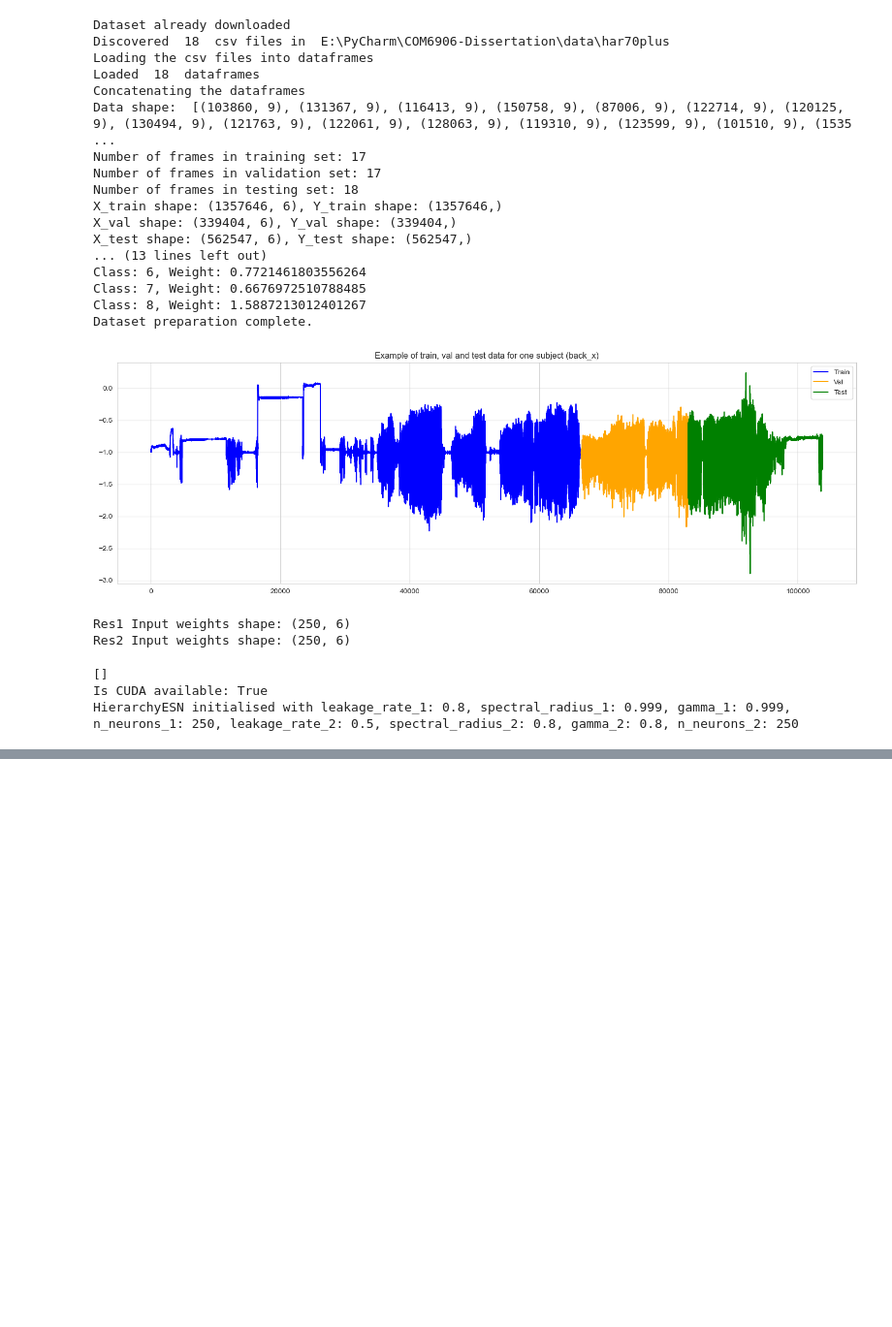
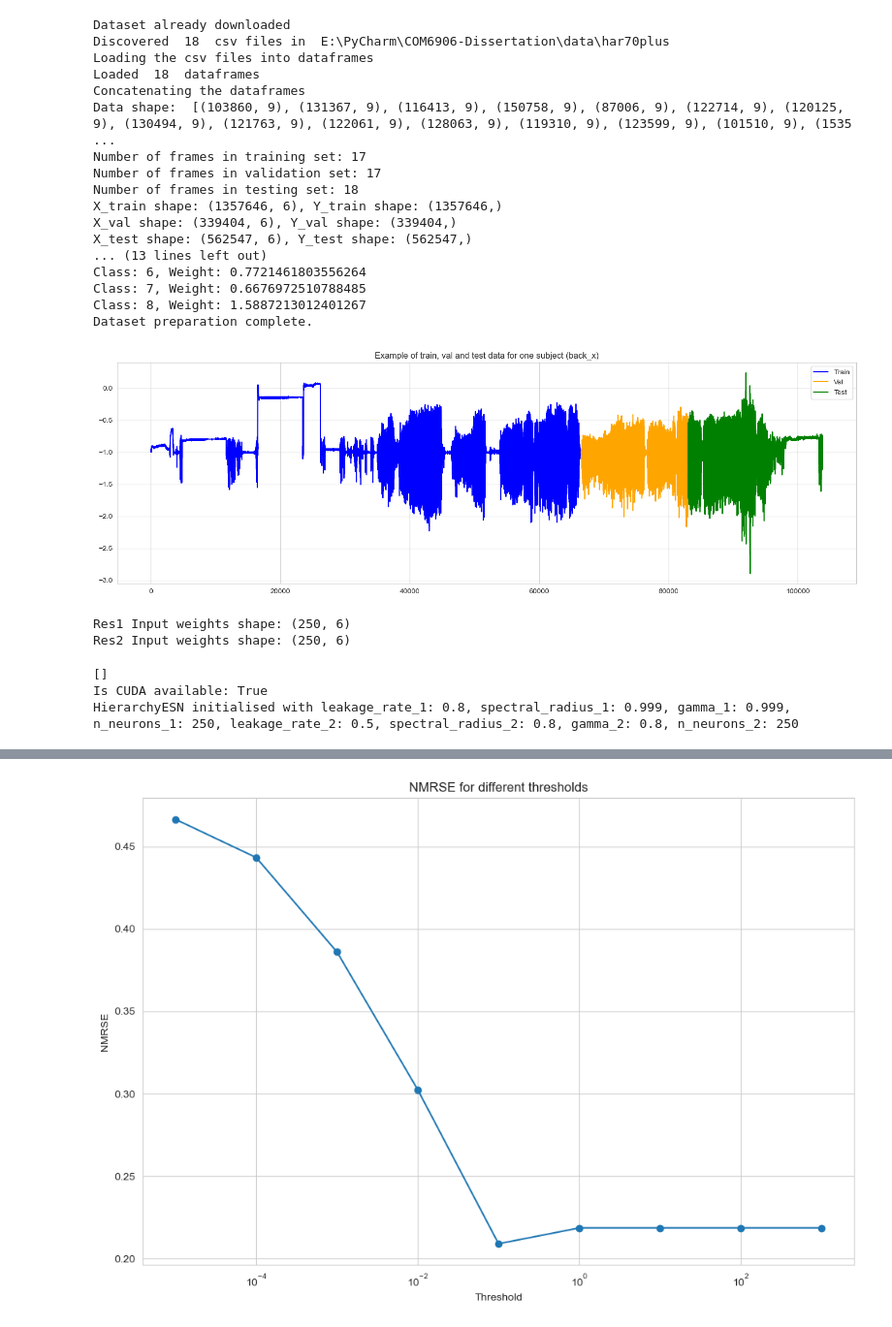
Before and after one commit to 007spy9/COM6906-Dissertation, a Jupyter notebook: training/hierarchyESN_har70.ipynb, the cells around one changed output, grey strips where cells are left out. Shown at 97% size. Cells and saved outputs as stored; diff of their text form; code cells hidden in the pictures; blank space fills up the shorter version.

```diff
--- a/training/hierarchyESN_har70.ipynb
+++ b/training/hierarchyESN_har70.ipynb
@@ -567,5 +694,5 @@ print(f'Best Window Size: {best_window_size}')
 # %%
-run_emas_optimisation = True
+run_emas_optimisation = False
 # %%
 # Let's try applying the exponential moving average smoothing method to the data
 # For these experiments, we will use the previously found best hyperparameters above
@@ -580,6 +707,11 @@ if run_emas_optimisation:
         X_train_ema, y_train_ema = data_preprocessor.exponential_moving_average(alpha, X_train_scaled, y_train_encoded)
         X_val_ema, y_val_ema = data_preprocessor.exponential_moving_average(alpha, X_val_scaled, y_val_encoded)
         X_test_ema, y_test_ema = data_preprocessor.exponential_moving_average(alpha, X_test_scaled, y_test_encoded)
+
+        input_weights_1 = generate_input_weights(best_n_neurons_1, X_train_ema.shape[1], best_density_1, best_weight_distribution_1,
+                                                    seed=42)
+        input_weights_2 = generate_input_weights(best_n_neurons_2, X_train_ema.shape[1], best_density_2, best_weight_distribution_2,
+                                                    seed=42)
 
         esn = HierarchyESN(leakage_rate_1=best_leakage_rate_1, spectral_radius_1=best_spectral_radius_1,
                            gamma_1=best_gamma_1,
@@ -607,7 +739,7 @@ if run_emas_optimisation:
 
         print(f'Alpha: {alpha}, NMRSE: {nmrse}')
 
-    else:
-        ema_scores = []
+else:
+    ema_scores = [{'alpha': 0.001, 'nmrse': 0.21918599009522355}, {'alpha': 0.01, 'nmrse': 0.2190269570895608}, {'alpha': 0.1, 'nmrse': 0.2180522727264078}, {'alpha': 0.5, 'nmrse': 0.21563822149836329}, {'alpha': 0.7, 'nmrse': 0.21612756997739171}, {'alpha': 0.8, 'nmrse': 0.21691179370149755}, {'alpha': 0.9, 'nmrse': 0.21774293109895565}, {'alpha': 0.95, 'nmrse': 0.2182485053103225}, {'alpha': 0.99, 'nmrse': 0.21866151370973386}, {'alpha': 0.999, 'nmrse': 0.21875224769503973}]
 # %%
 print(ema_scores)
@@ -635,5 +773,5 @@ print(f'Best Alpha: {best_alpha}')
 # %%
-run_fourier_optimisation = True
+run_fourier_optimisation = False
 # %%
 # Let's try applying the fourier smoothing method to the data
 # For these experiments, we will use the previously found best hyperparameters above
@@ -648,6 +786,11 @@ if run_fourier_optimisation:
         X_train_fourier = data_preprocessor.fourier_smoothing(X_train_scaled, threshold)
         X_val_fourier = data_preprocessor.fourier_smoothing(X_val_scaled, threshold)
         X_test_fourier = data_preprocessor.fourier_smoothing(X_test_scaled, threshold)
+
+        input_weights_1 = generate_input_weights(best_n_neurons_1, X_train_fourier.shape[1], best_density_1, best_weight_distribution_1,
+                                                    seed=42)
+        input_weights_2 = generate_input_weights(best_n_neurons_2, X_train_fourier.shape[1], best_density_2, best_weight_distribution_2,
+                                                    seed=42)
 
         esn = HierarchyESN(leakage_rate_1=best_leakage_rate_1, spectral_radius_1=best_spectral_radius_1,
                            gamma_1=best_gamma_1,
@@ -675,7 +818,7 @@ if run_fourier_optimisation:
 
         print(f'Threshold: {threshold}, NMRSE: {nmrse}')
 
-    else:
-        fourier_scores = []
+else:
+    fourier_scores = [{'threshold': 1000.0, 'nmrse': 0.21866748639082298}, {'threshold': 100.0, 'nmrse': 0.21866748639082298}, {'threshold': 10.0, 'nmrse': 0.21866748639082298}, {'threshold': 1.0, 'nmrse': 0.21866748639082298}, {'threshold': 0.1, 'nmrse': 0.20905066524544752}, {'threshold': 0.01, 'nmrse': 0.3024791465706963}, {'threshold': 0.001, 'nmrse': 0.3860562745934209}, {'threshold': 0.0001, 'nmrse': 0.44332478639797934}, {'threshold': 1e-05, 'nmrse': 0.46651425248024475}]
 # %%
 print(fourier_scores)
@@ -682,19 +827,22 @@ print(fourier_scores)
 # %%
 # Let's plot the NMRSE for the different thresholds
 thresholds = [score['threshold'] for score in fourier_scores]
 nmrses = [score['nmrse'] for score in fourier_scores]
 
 plt.figure(figsize=(10, 7))
 
 plt.plot(thresholds, nmrses, marker='o')
 
 plt.xlabel('Threshold')
 plt.ylabel('NMRSE')
+plt.xscale('log')
 
 plt.title('NMRSE for different thresholds')
 
 plt.tight_layout()
 plt.show()
+# %% [output]
+[figure, added]
 # %%
 # Get the best threshold
 best_threshold = fourier_scores[np.argmin(nmrses)]['threshold']
```
Also changed, not shown: parts of 43 cells of this notebook, 3 other files.
